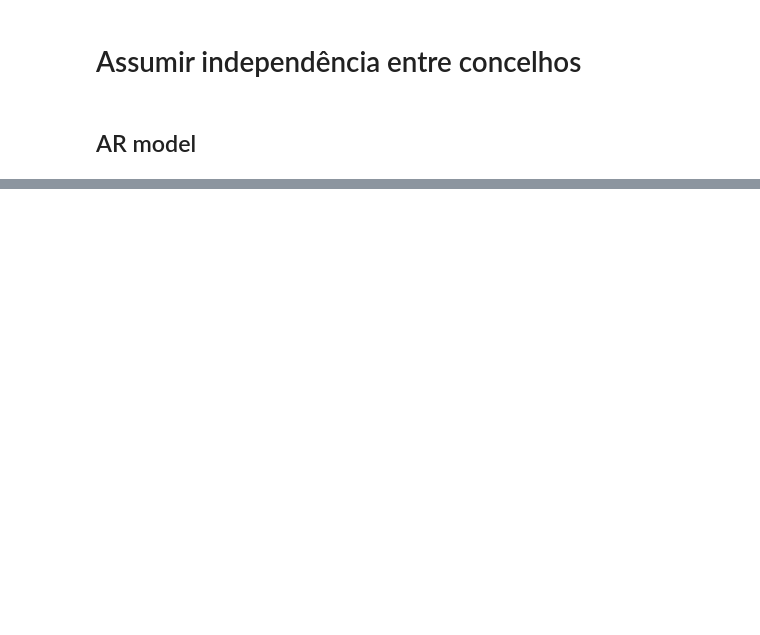
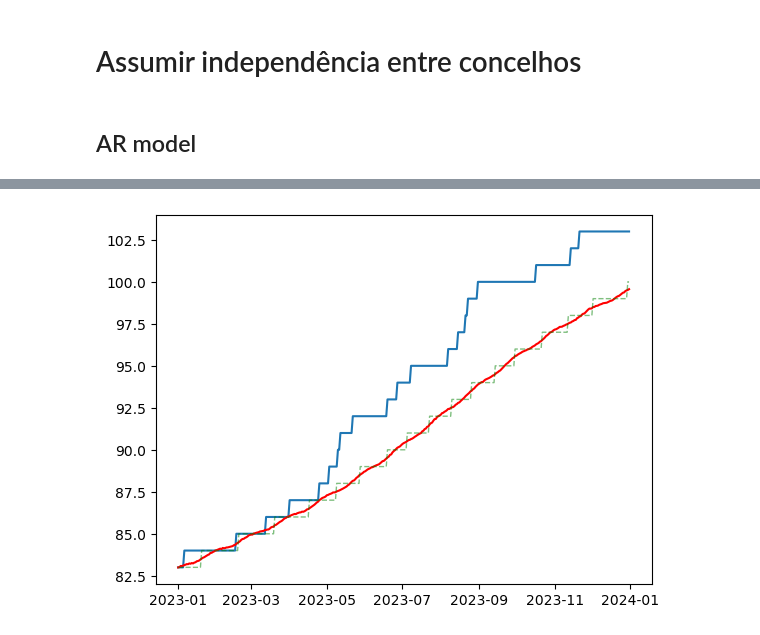
Before and after one commit to Vullkano/pfacd, a Jupyter notebook: src/modeling/modeling_cum.ipynb, the cells around one changed output, grey strips where cells are left out. Saved outputs shown, nothing was run; the diff lists cells and outputs as text; code cells hidden in the pictures; blank space fills up the shorter version.

```diff
--- a/src/modeling/modeling_cum.ipynb
+++ b/src/modeling/modeling_cum.ipynb
@@ -572,0 +457,30 @@ cum_diarios[cum_diarios.index.get_level_values(1).year == 2023]
+# %%
+# auto arima lisboa
+from pmdarima.arima import auto_arima
+find_best_model = False
+if find_best_model:
+  cum_concelho = cum_diarios.loc["LISBOA"]
+  cum_concelho["n_incidentes"] = 0
+  for evento in eventos.loc["LISBOA"].index:
+    cum_concelho.loc[evento, "n_incidentes"] += 1
+  cum_concelho["n_incidentes_cum"] = cum_concelho["n_incidentes"].cumsum()
+  # split data
+  train = cum_concelho[cum_concelho.index.year < 2023]
+  test = cum_concelho[cum_concelho.index.year == 2023]
+  # fit model
+  model_fit = auto_arima(
+    y=train.n_incidentes_cum,
+    X=train.drop_constant_columns().drop(["n_incidentes_cum", "n_incidentes"], axis=1),
+    seasonal=True, m=12, stepwise=True,
+  )
+  # make prediction
+  predictions = model_fit.predict(n_periods=len(test), X=test.drop_constant_columns().drop(["n_incidentes_cum", "n_incidentes"], axis=1))
+  predictions_r = predictions.round()
+  # decode into events
+  predictions_diff = predictions_r.diff()
+  # add first value because diff removes it
+  predictions_diff[0] = predictions_r[0] - train.n_incidentes[-1]
+  # print parameters
+  model_fit.summary()
+  ##
+  ## SARIMAX(2,1,0)
@@ -572,0 +534,12 @@ cum_diarios[cum_diarios.index.get_level_values(1).year == 2023]
+# %%
+# transform to days
+if find_best_model:
+  pred = pd.Series(predictions, index=test.index)
+  pred_r = pd.Series(predictions_r, index=test.index)
+  # plot
+  plt.plot(test.index, test.n_incidentes_cum)
+  plt.plot(test.index, pred, color='red')
+  plt.plot(test.index, pred_r, color='green', linestyle='dashed', linewidth=1, alpha=0.5)
+  plt.show()
+# %% [output]
+[figure, added]
```
Also changed, not shown: parts of 33 cells of this notebook, 2 other files.
